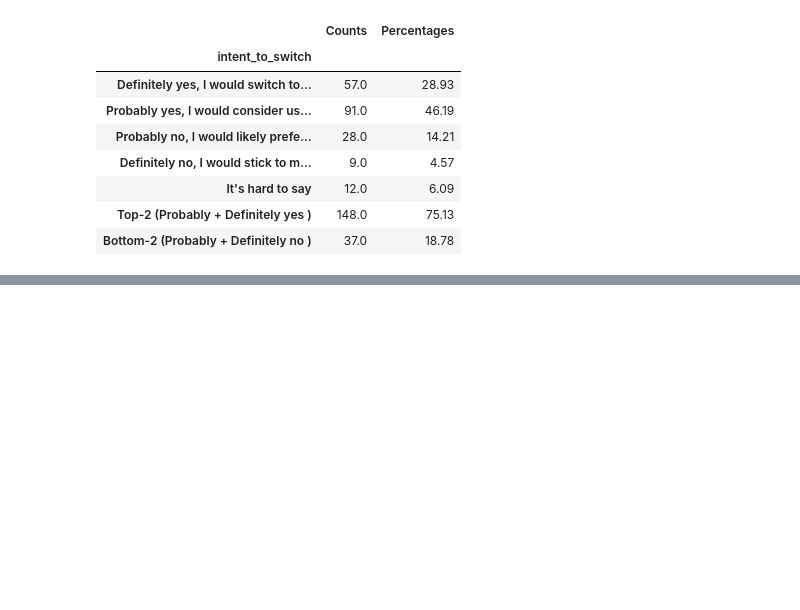
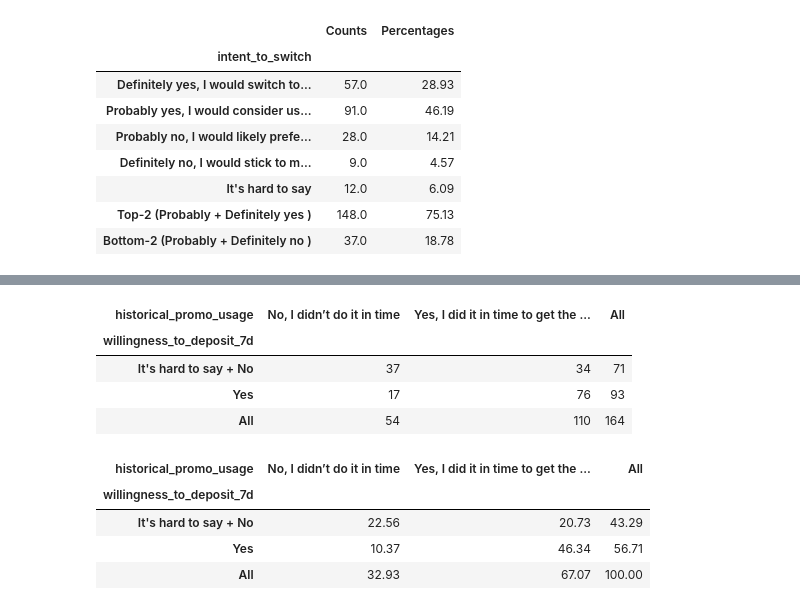
Before and after one commit to elena-kolo/payment-flow-experimentation-analysis, a Jupyter notebook: notebooks/03_prototype_analysis.ipynb, the cells around one changed output, grey strips where cells are left out. Cells and saved outputs as stored; diff of their text form; code cells hidden in the pictures; blank space fills up the shorter version.

Commit message:
Complete offer appeal analysis and paired comparison with past behavior

```diff
--- a/notebooks/03_prototype_analysis.ipynb
+++ b/notebooks/03_prototype_analysis.ipynb
@@ -1766,0 +1964,14 @@ _Note: The actual switching rate with a correctly presented 1% discount may be e
+# %%
+# create subsample of respondents who had previously received a limited-time offer
+promo_usage_experienced_subsample = df_extracted.loc[
+    df_extracted['historical_promo_usage'].isin(historical_promo_usage_experienced_order), #select rows
+    ['willingness_to_deposit_7d', "historical_promo_usage"] #select columns
+]
+
+# group "No" and "It's hard to say" to compare positive vs. non-positive responses.
+promo_usage_experienced_subsample["willingness_to_deposit_7d"] = (promo_usage_experienced_subsample["willingness_to_deposit_7d"]
+                                                                .replace(["It's hard to say", "No"], "It's hard to say + No"))
+
+#check the result
+print(f'historical_promo_usage unique answers {promo_usage_experienced_subsample.historical_promo_usage.unique()}\n')
+print(f'willingness_to_deposit_7d unique answers {promo_usage_experienced_subsample.willingness_to_deposit_7d.unique()}')
@@ -1766,0 +1986,23 @@ _Note: The actual switching rate with a correctly presented 1% discount may be e
+# %%
+# Cross-tabulate stated willingness for our offer and self-reported past offer use to see the distribution across pairs of answers
+offer_response_counts = pd.crosstab(
+    promo_usage_experienced_subsample["willingness_to_deposit_7d"],
+    promo_usage_experienced_subsample["historical_promo_usage"],
+    margins=True,
+)
+
+offer_response_pct = offer_response_counts.div(offer_response_counts.loc['All','All']).mul(100)
+
+display(offer_response_counts)
+display(offer_response_pct.round(2))
+# %% [output]
+| historical_promo_usage | No, I didn’t do it in time | Yes, I did it in time to get the ... | All |
+| willingness_to_deposit_7d |  |  |  |
+| It's hard to say + No | 37 | 34 | 71 |
+| Yes | 17 | 76 | 93 |
+| All | 54 | 110 | 164 |
+| historical_promo_usage | No, I didn’t do it in time | Yes, I did it in time to get the ... | All |
+| willingness_to_deposit_7d |  |  |  |
+| It's hard to say + No | 22.56 | 20.73 | 43.29 |
+| Yes | 10.37 | 46.34 | 56.71 |
+| All | 32.93 | 67.07 | 100.00 |
```
Also changed, not shown: parts of 25 cells of this notebook.
